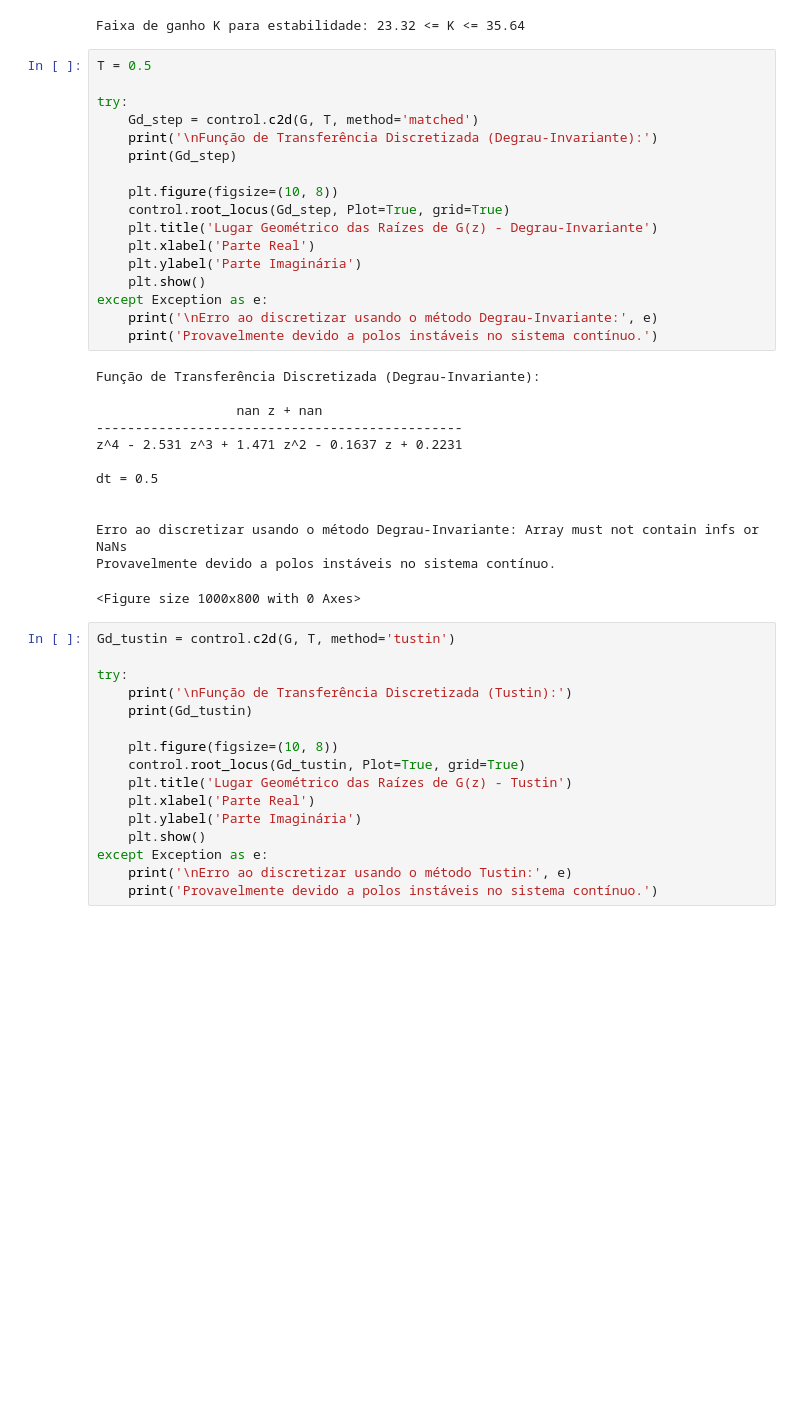
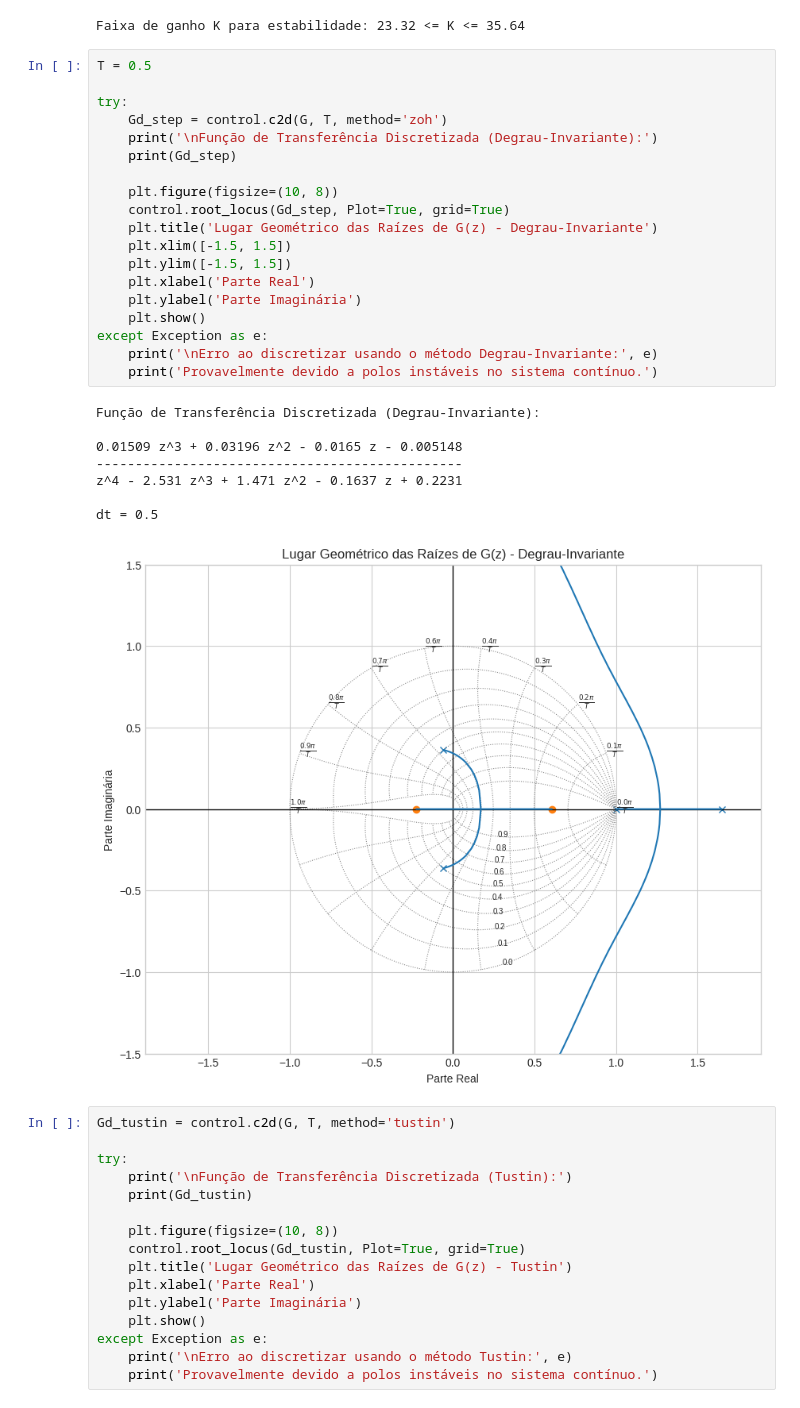
Before and after one commit to gianvstheworld/digital_control, a Jupyter notebook: stability/stability_analisys.ipynb, the cells around one changed output. Drawn from its saved outputs; the diff is of its cells as text; blank space fills up the shorter version.

```diff
--- a/stability/stability_analisys.ipynb
+++ b/stability/stability_analisys.ipynb
@@ -239,33 +239,31 @@ Faixa de ganho K para estabilidade: 23.32 <= K <= 35.64
 # %%
 T = 0.5
 
 try:
-    Gd_step = control.c2d(G, T, method='matched')
+    Gd_step = control.c2d(G, T, method='zoh')
     print('\nFunção de Transferência Discretizada (Degrau-Invariante):')
     print(Gd_step)
 
     plt.figure(figsize=(10, 8))
     control.root_locus(Gd_step, Plot=True, grid=True)
     plt.title('Lugar Geométrico das Raízes de G(z) - Degrau-Invariante')
+    plt.xlim([-1.5, 1.5])
+    plt.ylim([-1.5, 1.5])
     plt.xlabel('Parte Real')
     plt.ylabel('Parte Imaginária')
     plt.show()
 except Exception as e:
     print('\nErro ao discretizar usando o método Degrau-Invariante:', e)
     print('Provavelmente devido a polos instáveis no sistema contínuo.')
 # %% [output]
 Função de Transferência Discretizada (Degrau-Invariante):
 
-                  nan z + nan
+0.01509 z^3 + 0.03196 z^2 - 0.0165 z - 0.005148
 -----------------------------------------------
 z^4 - 2.531 z^3 + 1.471 z^2 - 0.1637 z + 0.2231
 
 dt = 0.5
-
-
-Erro ao discretizar usando o método Degrau-Invariante: Array must not contain infs or NaNs
-Provavelmente devido a polos instáveis no sistema contínuo.
-<Figure size 1000x800 with 0 Axes>
+[figure, added]
 # %%
 Gd_tustin = control.c2d(G, T, method='tustin')
 
```
